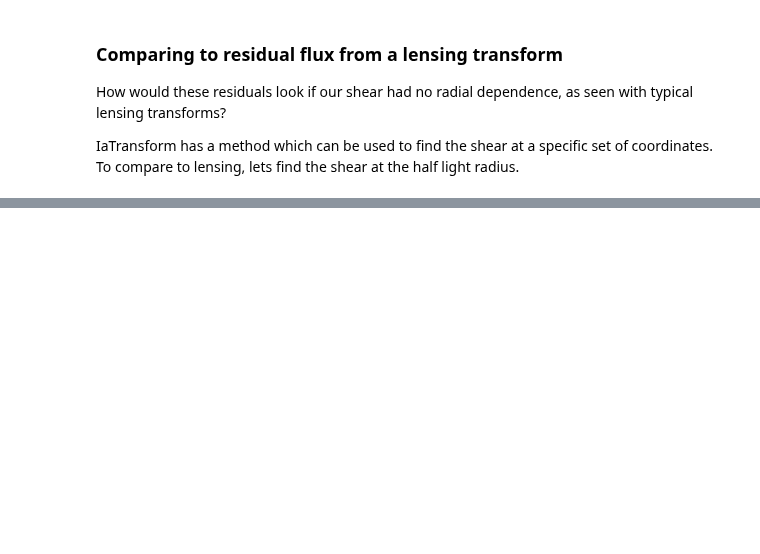
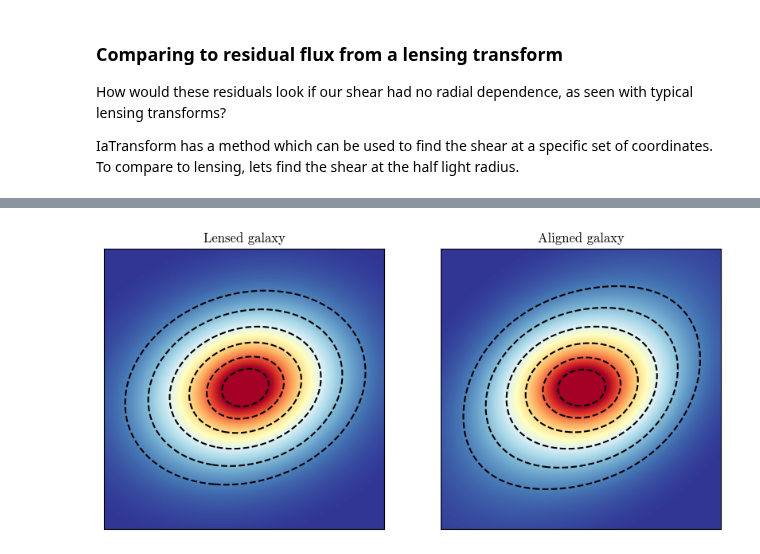
Before and after one commit to CMacM/BATSim, a Jupyter notebook: notebooks/examples/IA_transform.ipynb, the cells around one changed output, grey strips where cells are left out. Cells and saved outputs as stored; diff of their text form; code cells hidden in the pictures; blank space fills up the shorter version.

```diff
--- a/notebooks/examples/IA_transform.ipynb
+++ b/notebooks/examples/IA_transform.ipynb
@@ -169,0 +181,40 @@ plt.yticks([]);
+# %%
+ia_gal = ia_stamp.sample_galaxy(sersic_gal)
+ia_stamp = batstamp.Stamp(nn=nn, scale=scale)
+IaTransform = batforms.IaTransform(A=0.1362, beta=0.824,
+                                    phi=np.radians(60),
+                                    hlr=hlr, scale=scale,
+                                    clip_radius=5)
+
+ia_stamp.transform_grids(IaTransform)
+ia_gal = ia_stamp.sample_galaxy(sersic_gal)
+
+# get the g1 and g2 shear components at hlr
+g1, g2 = IaTransform.get_g1g2(hlr,hlr)
+
+# create stamp for lenses galaxy
+lens_stamp = batstamp.Stamp(nn=nn, scale=scale)
+
+# we do not include magnification in this case
+Lens = batforms.LensTransform(gamma1=g1, gamma2=g2, kappa=0.)
+lens_stamp.transform_grids(Lens)
+lens_gal = lens_stamp.sample_galaxy(sersic_gal)
+
+fig, axs = plt.subplots(1,2, figsize=[10,15])
+
+contours = np.geomspace(0.02, 0.5, 6)
+
+for ax in axs:
+    ax.set_xticks([]);
+    ax.set_yticks([]);
+
+axs[0].imshow(lens_gal, norm=og_sn, cmap='RdYlBu_r', origin='lower')
+axs[0].contour(lens_gal, levels=contours, colors='k',linestyles='dashed')
+axs[0].set_title('Lensed galaxy')
+
+axs[1].imshow(ia_gal, norm=ia_sn, cmap='RdYlBu_r', origin='lower')
+axs[1].contour(ia_gal, levels=contours, colors='k', linestyles='dashed')
+axs[1].set_title(r'Aligned galaxy')
+plt.savefig('IA_exaggerated_galaxy_compare.pdf', dpi=300, bbox_inches='tight')
+# %% [output]
+[figure, added]
```
Also changed, not shown: parts of 6 cells of this notebook, 18 other files.
